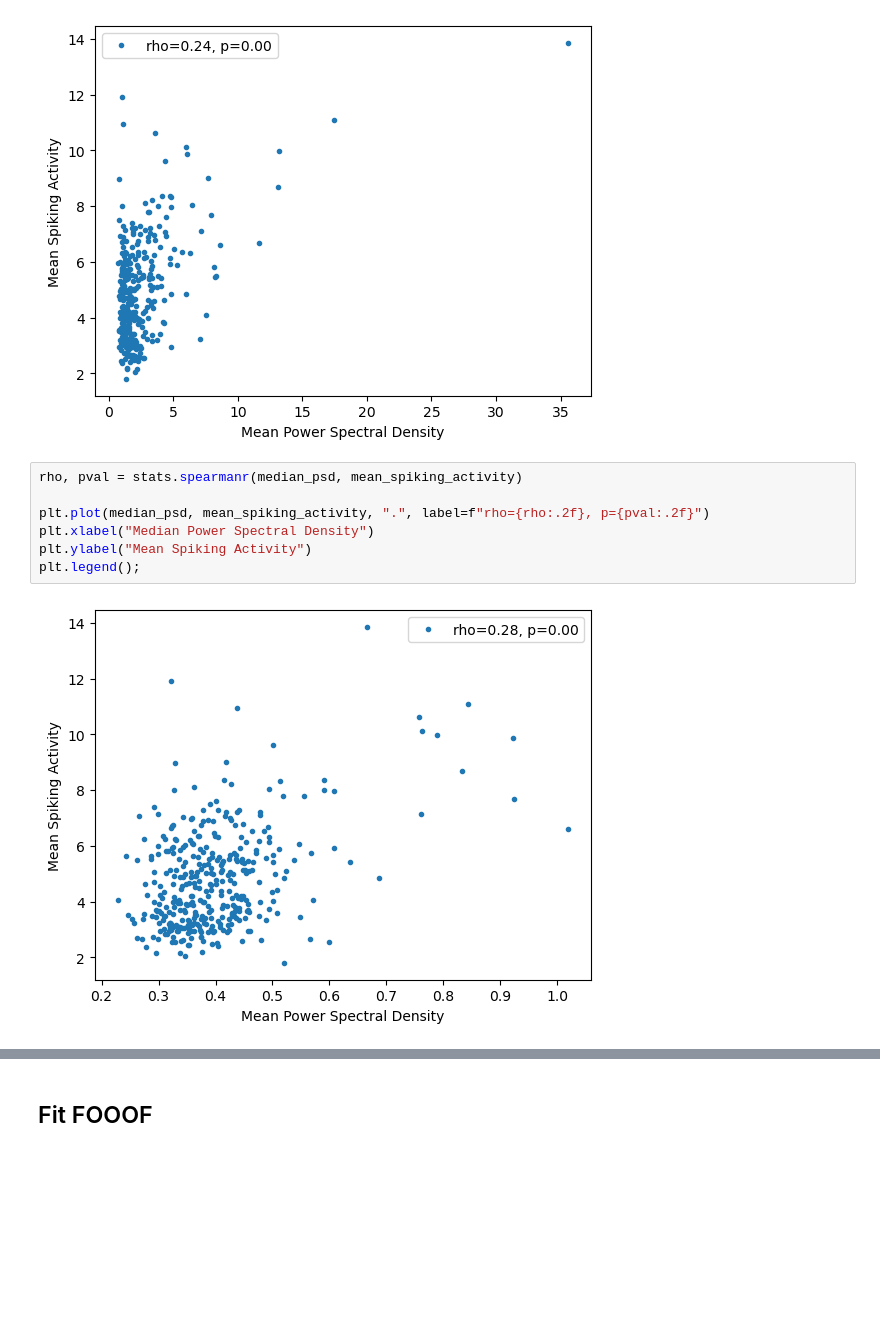
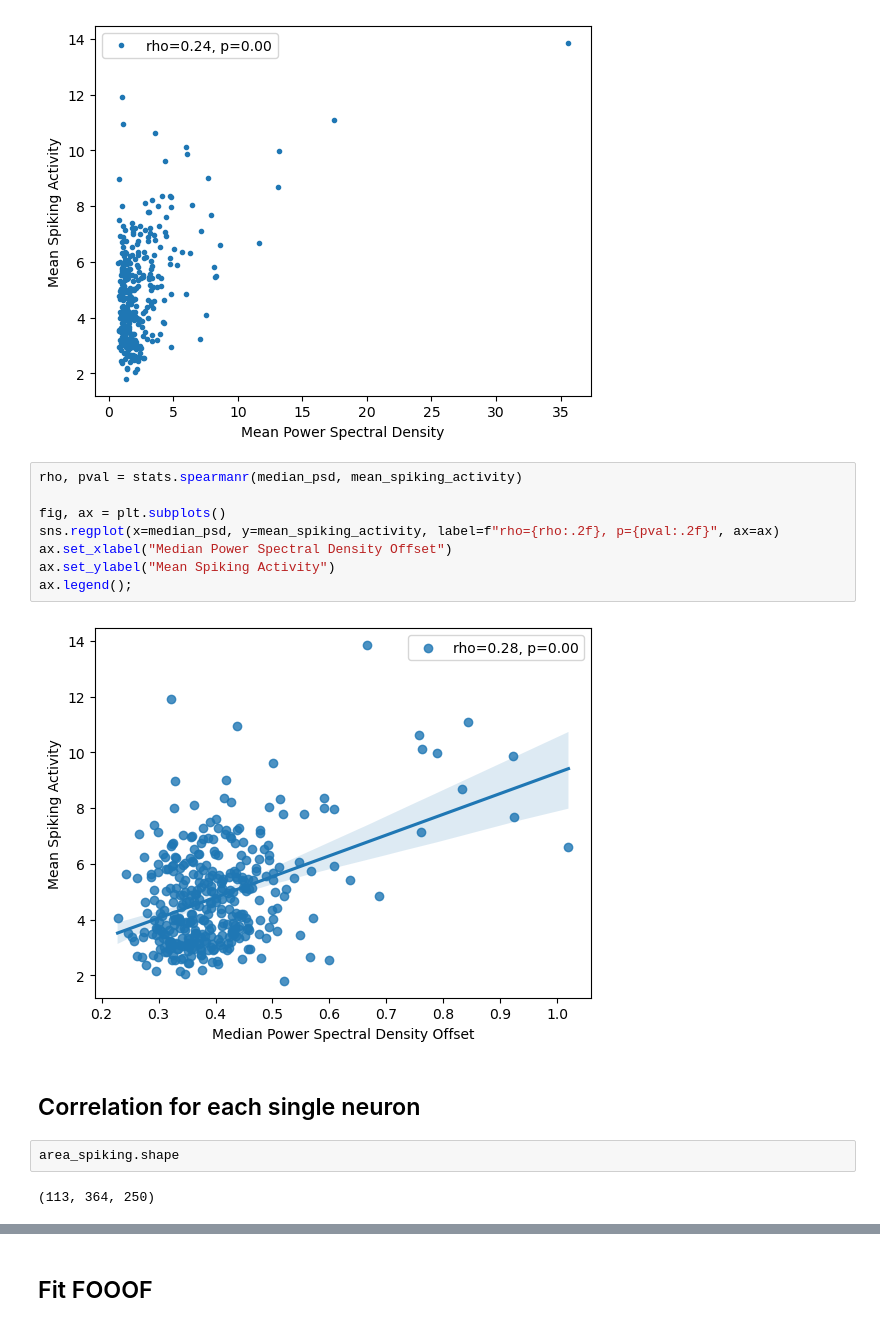
Before and after one commit to moritz-gerster/Hackathon2023, a Jupyter notebook: notebooks/fooof_spike_correlation.ipynb, the cells around one changed output, grey strips where cells are left out. Cells and saved outputs as stored; diff of their text form; blank space fills up the shorter version.

```diff
--- a/notebooks/fooof_spike_correlation.ipynb
+++ b/notebooks/fooof_spike_correlation.ipynb
@@ -67,9 +69,16 @@ plt.legend();
 # %%
 rho, pval = stats.spearmanr(median_psd, mean_spiking_activity)
 
-plt.plot(median_psd, mean_spiking_activity, ".", label=f"rho={rho:.2f}, p={pval:.2f}")
-plt.xlabel("Median Power Spectral Density")
-plt.ylabel("Mean Spiking Activity")
-plt.legend();
+fig, ax = plt.subplots()
+sns.regplot(x=median_psd, y=mean_spiking_activity, label=f"rho={rho:.2f}, p={pval:.2f}", ax=ax)
+ax.set_xlabel("Median Power Spectral Density Offset")
+ax.set_ylabel("Mean Spiking Activity")
+ax.legend();
 # %% [output]
-[figure, old version]
+[figure, new version]
+# %% [markdown]
+## Correlation for each single neuron
+# %%
+area_spiking.shape
+# %% [output]
+(113, 364, 250)
```
Also changed, not shown: parts of 4 cells of this notebook, 1 other file.
